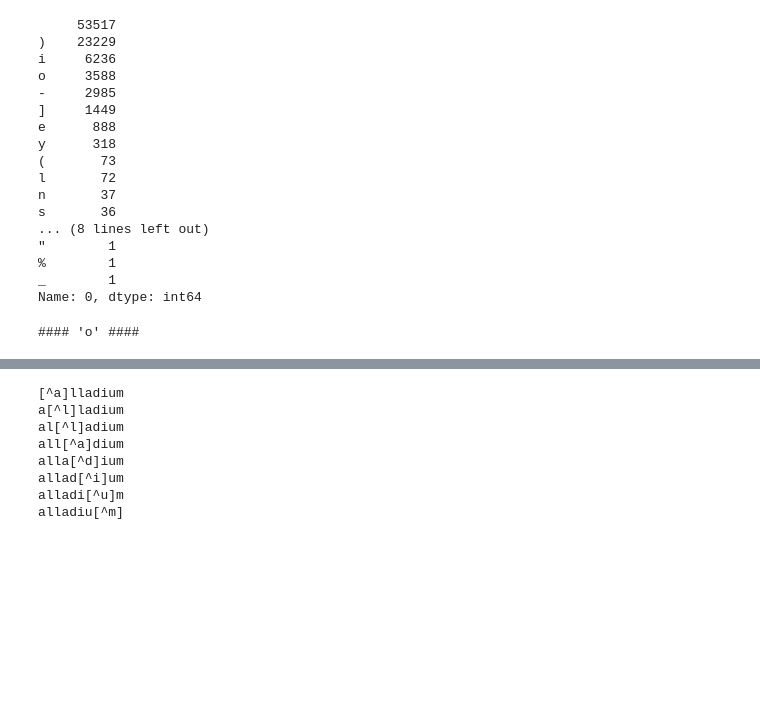
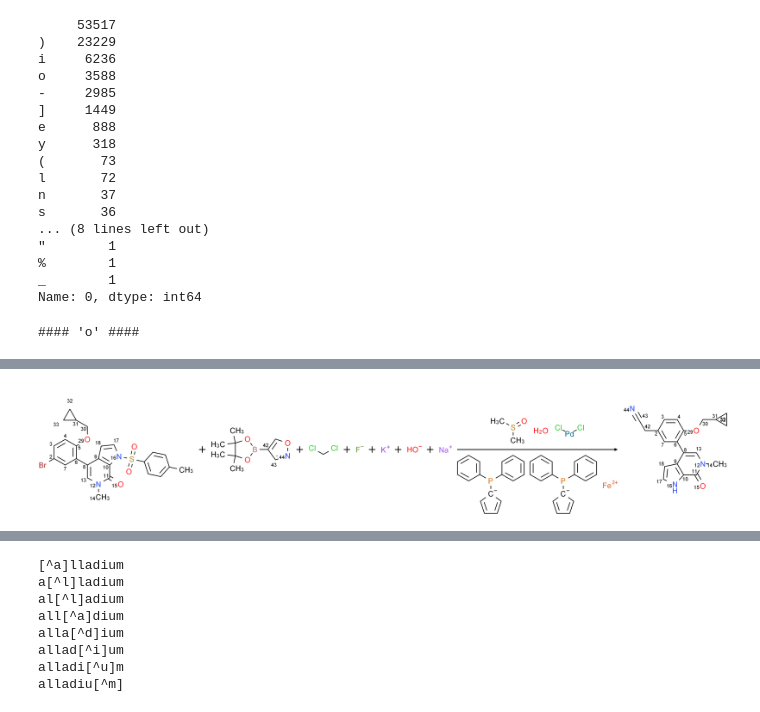
Before and after one commit to alkorolyov/selvita, a Jupyter notebook: 03_pd_catalyst.ipynb, the cells around one changed output, grey strips where cells are left out. Drawn from its saved outputs; the diff is of its cells as text; code cells hidden in the pictures; blank space fills up the shorter version.

```diff
--- a/03_pd_catalyst.ipynb
+++ b/03_pd_catalyst.ipynb
@@ -64,6 +71,6 @@ Name: 0, dtype: int64
 %%time
 pre_char = pre_unique.index.values[3]
 print(f"#### '{pre_char}' ####")
-draw_reaction(all_reactions[pre == pre_char].sample(), notes_text='allad')
+draw_reaction(all_reactions[pre == pre_char].sample(), highlight_text='allad')
 # %% [output]
 #### 'o' ####
@@ -70,0 +77 @@ draw_reaction(all_reactions[pre == pre_char].sample(), notes_text='allad')
+[figure, added]
```
Also changed, not shown: parts of 15 cells of this notebook, 6 other files.
